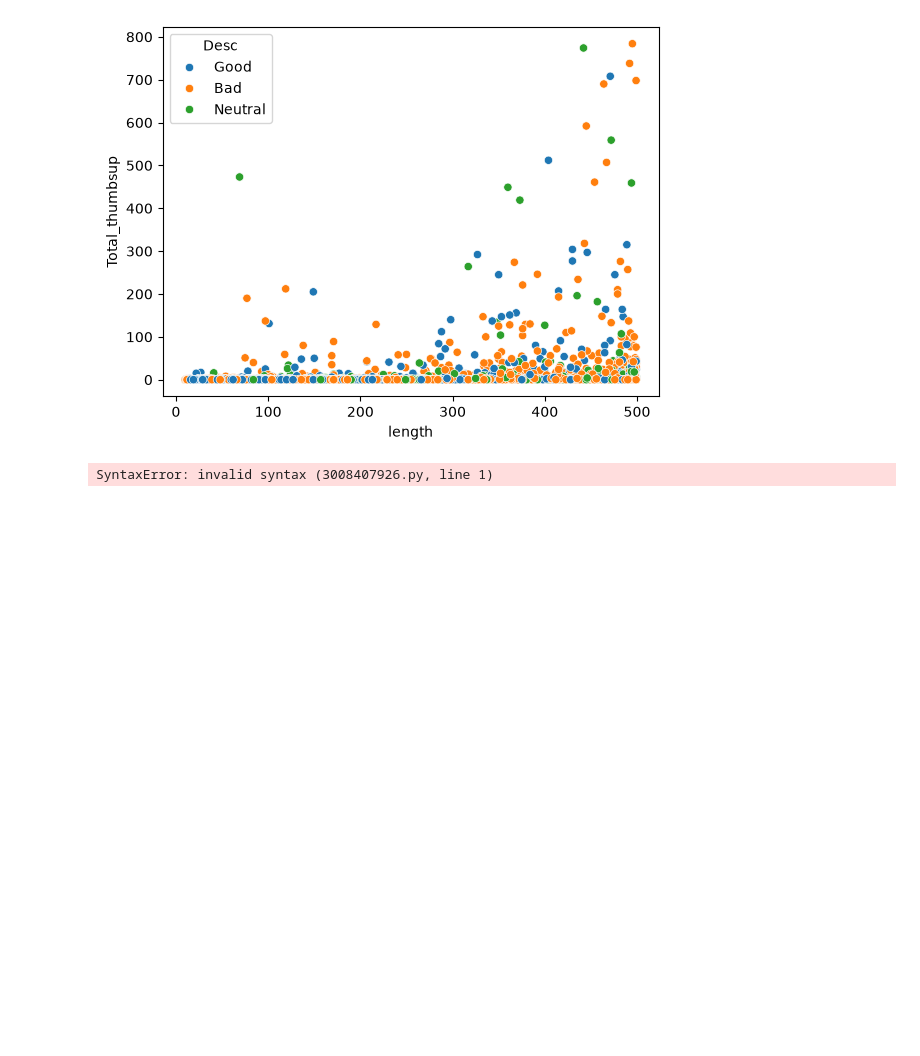
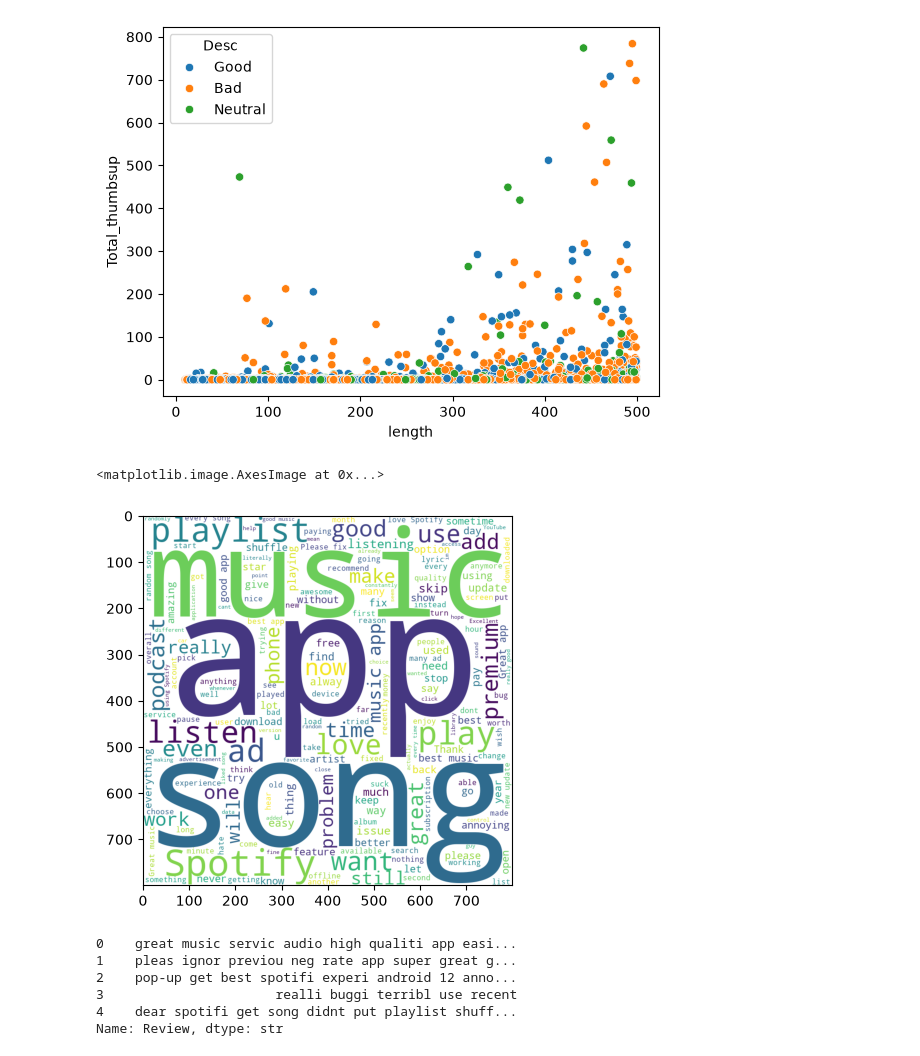
Before and after one commit to nda-268/aidev, a Jupyter notebook: Meeting 26/main.ipynb, the cells around one changed output. Cells and saved outputs as stored; diff of their text form; code cells hidden in the pictures; blank space fills up the shorter version.

```diff
--- a/Meeting 26/main.ipynb
+++ b/Meeting 26/main.ipynb
@@ -69,6 +69,32 @@ sns.scatterplot(x=data['length'][data.length<500],y=data['Total_thumbsup'][data.
 # %%
 from wordcloud import WordCloud
 import matplotlib.pyplot as plt
-reviews = " ".join
+reviews = " ".join(data.loc[:,'Review'])
+wordcloud = WordCloud(width=800, height=800, background_color='white',min_font_size=10).generate(reviews)
+plt.imshow(wordcloud)
 # %% [output]
-SyntaxError: invalid syntax (3008407926.py, line 1)
+<matplotlib.image.AxesImage at 0x...>
+[figure, added]
+# %%
+import re
+from nltk.corpus import stopwords
+from nltk.stem import PorterStemmer
+
+data.loc[:,'Review'] = data.loc[:,'Review'].apply(lambda x: " ".join(x.lower() for x in x.split())) #a
+data.loc[:,'Review'] = data.loc[:,'Review'].apply(lambda word: re.sub('[^a-z A-Z 0-9-]+', '', word))#b
+
+stop_words = stopwords.words('english')
+data.loc[:,'Review'] = data.loc[:,'Review'].apply(lambda word: " ".join(word for word in word.split() if word not in stop_words)) #c
+
+stemmer = PorterStemmer()
+data.loc[:,'Review'] = data.loc[:,'Review'].apply(lambda
+word:" ".join(stemmer.stem(word) for word in word.split()))#d
+
+data.head()["Review"]
+# %% [output]
+0    great music servic audio high qualiti app easi...
+1    pleas ignor previou neg rate app super great g...
+2    pop-up get best spotifi experi android 12 anno...
+3                      realli buggi terribl use recent
+4    dear spotifi get song didnt put playlist shuff...
+Name: Review, dtype: str
```
